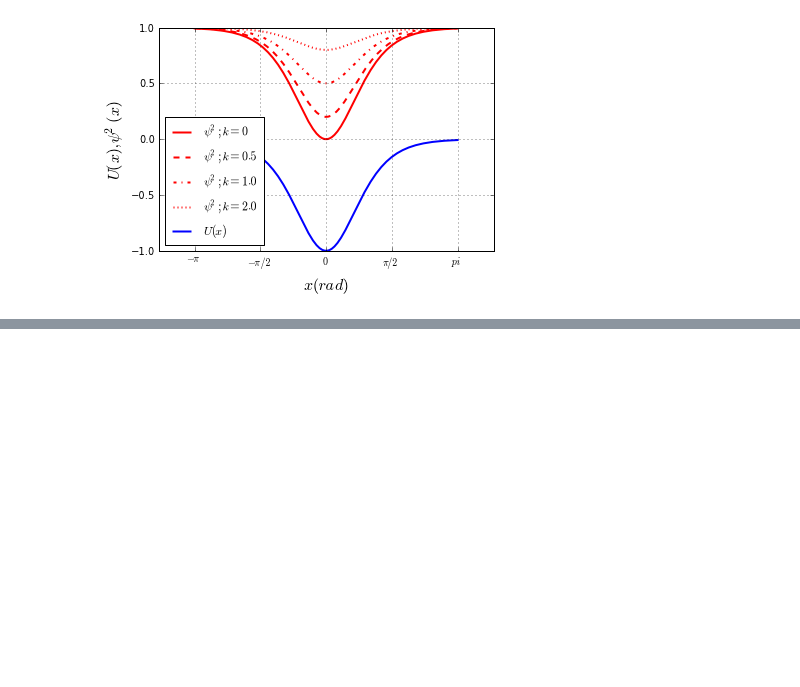
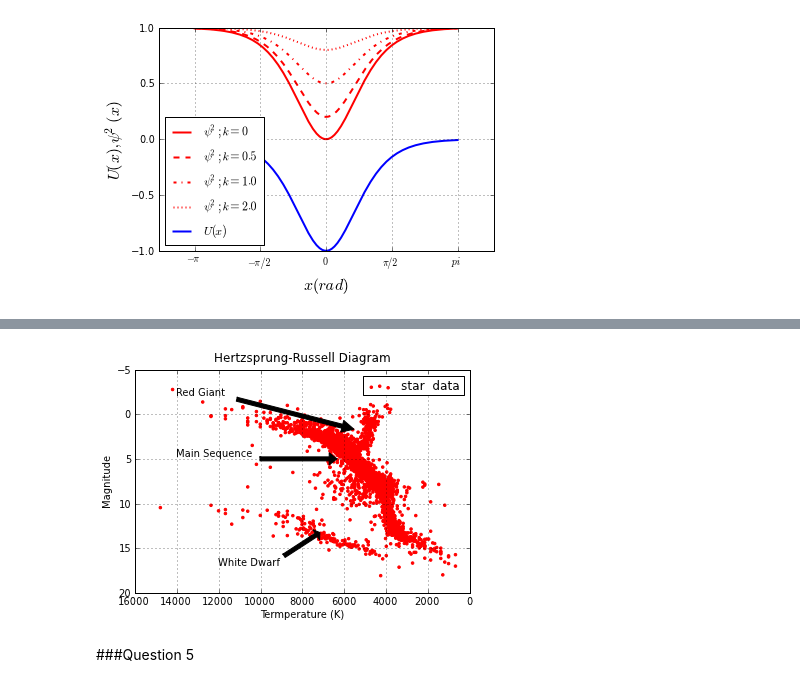
Before and after one commit to ipowellPHYS202/PHYS202-S13, a Jupyter notebook: Week3/GraphicsEx2.ipynb, the cells around one changed output, grey strips where cells are left out. Drawn from its saved outputs; the diff is of its cells as text; code cells hidden in the pictures; blank space fills up the shorter version.

```diff
--- a/Week3/GraphicsEx2.ipynb
+++ b/Week3/GraphicsEx2.ipynb
@@ -50,0 +83,17 @@ show()
+# %%
+scatter(x, y, color = "red", s = 5, label = "star  data")
+xlim(xmax = 0, xmin = 16000)
+ylim(ymax = -5, ymin = 20)
+xlabel("Termperature (K)")
+ylabel("Magnitude")
+title("Hertzsprung-Russell Diagram")
+annotate("Main Sequence", xy = (6000, 5), xytext = (14000, 5), arrowprops=dict(facecolor = "black", shrink=.08))
+annotate("White Dwarf", xy = (7000, 13), xytext = (12010, 17), arrowprops=dict(facecolor = "black", shrink=.08))
+annotate("Red Giant", xy = (5000, 2), xytext = (14000, -2), arrowprops=dict(facecolor = "black", shrink=.08))
+grid(True)
+legend()
+show()
+# %% [output]
+[figure, added]
+# %% [markdown]
+###Question 5
```
Also changed, not shown: parts of 4 cells of this notebook, 2 other files.
